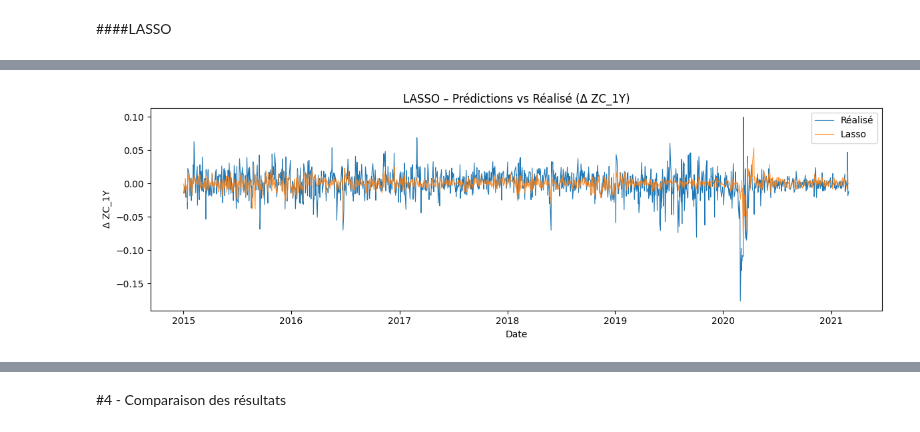
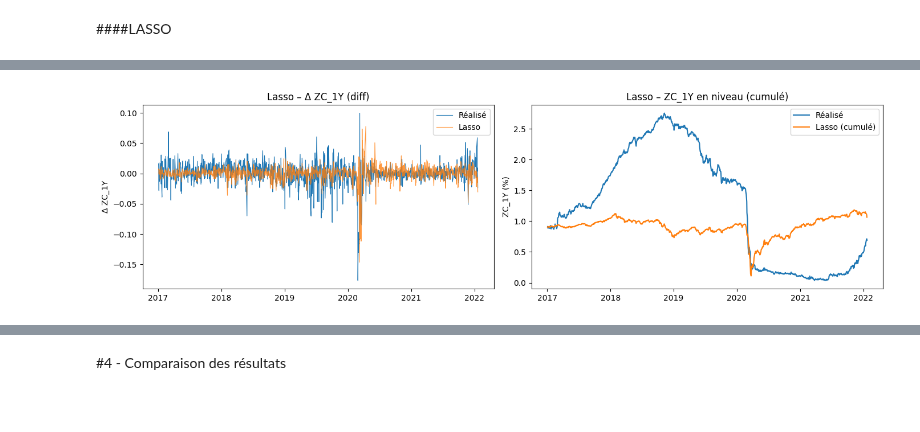
Before and after one commit to JibeyJB/Projet-DATA, a Jupyter notebook: Projet_DATA.ipynb, the cells around one changed output, grey strips where cells are left out. Drawn from its saved outputs; the diff is of its cells as text; code cells hidden in the pictures; blank space fills up the shorter version.

```diff
--- a/Projet_DATA.ipynb
+++ b/Projet_DATA.ipynb
@@ -1057,20 +1054,0 @@ En suivant les conseils de notre professeur M. FORLER, nous passons en variation
-# %%
-# ============================================================
-# ROLLING WINDOW – expanding, début train 2003, début test 2015
-# ============================================================
-
-test_size = 252  # 1 an de test
-
-start_2015 = df_diff.index.get_indexer([pd.Timestamp("2015-01-01")], method="nearest")[0]
-
-folds = []
-i = start_2015
-while i + test_size <= len(df_diff):
-    train_idx = list(range(0, i))
-    test_idx  = list(range(i, i + test_size))
-    folds.append((train_idx, test_idx))
-    i += test_size
-
-print(f"Expanding window : {len(folds)} folds\n")
-for k, (tr, te) in enumerate(folds):
-    print(f"  Fold {k+1}: train [{df_diff.index[tr[0]].date()} → {df_diff.index[tr[-1]].date()}] ({len(tr)} lignes)  |  test [{df_diff.index[te[0]].date()} → {df_diff.index[te[-1]].date()}]")
@@ -1088,77 +1095,55 @@ Notre dataset étant de moins de 100k lignes, nous allons nous pencher en premie
 # %% [markdown]
 ####LASSO
 # %%
-from sklearn.linear_model import LassoCV
-from sklearn.preprocessing import StandardScaler
-from sklearn.model_selection import TimeSeriesSplit
-from sklearn.metrics import mean_squared_error, r2_score
-
-Y_diff = df_diff[["ZC_1Y"]]
-X_diff = df_diff.drop(columns=["ZC_1Y"])
+# LASSO sur les 3 périodes
 
 lasso_results = []
-lasso_preds_all = []
+lasso_preds = {}  # stocke les prédictions par période
 
-for k, (train_idx, test_idx) in enumerate(folds):
-    X_tr = X_diff.iloc[train_idx]
-    X_te = X_diff.iloc[test_idx]
+for name, (train_idx, test_idx) in splits.items():
+    X_tr, X_te = X_diff.iloc[train_idx], X_diff.iloc[test_idx]
     y_tr = Y_diff.iloc[train_idx].values.ravel()
     y_te = Y_diff.iloc[test_idx].values.ravel()
 
-    # Normalisation
     scaler = StandardScaler()
     X_tr_sc = scaler.fit_transform(X_tr)
     X_te_sc = scaler.transform(X_te)
 
-    # LassoCV
-    lasso = LassoCV(alphas=np.logspace(-3, -2, 300),cv=TimeSeriesSplit(n_splits=5),max_iter=10000,random_state=42)
+    lasso = LassoCV(alphas=np.logspace(-3, -2, 300),cv=TimeSeriesSplit(n_splits=5),max_iter=10000, random_state=42)
     lasso.fit(X_tr_sc, y_tr)
     y_pred = lasso.predict(X_te_sc)
 
     rmse = np.sqrt(mean_squared_error(y_te, y_pred))
     r2 = r2_score(y_te, y_pred)
+    lasso_results.append({"Période": name, "RMSE": round(rmse, 6), "R²": round(r2, 4), "Alpha": round(lasso.alpha_, 6)})
 
-    lasso_results.append({
-        "Fold": k + 1,
-        "Train": f"{df_diff.index[train_idx[0]].date()} à {df_diff.index[train_idx[-1]].date()}",
-        "Test": f"{df_diff.index[test_idx[0]].date()} à {df_diff.index[test_idx[-1]].date()}",
-        "RMSE": round(rmse, 6),
-        "R2": round(r2, 4),
-        "Alpha": round(lasso.alpha_, 6)
-    })
-    lasso_preds_all.append(pd.DataFrame({"date": df_diff.index[test_idx],"y_true": y_te,"y_pred": y_pred}))
+    lasso_preds[name] = pd.DataFrame({"date": df_diff.index[test_idx], "y_true": y_te, "y_pred": y_pred})
 
-# Tableau récap
 df_lasso_res = pd.DataFrame(lasso_results)
-print("LASSO – Résultats par fold")
+print("LASSO – Résultats par période")
 print(df_lasso_res.to_string(index=False))
 
-# Concat prédictions
-df_lasso_preds = pd.concat(lasso_preds_all, ignore_index=True)
+# Graphiques : période Totale uniquement (diff + cumulé)
+df_tot = lasso_preds["Totale (2017–2022)"]
 
-# Graphique
-plt.figure(figsize=(12, 4))
-plt.plot(df_lasso_preds["date"], df_lasso_preds["y_true"], label="Réalisé", linewidth=0.8)
-plt.plot(df_lasso_preds["date"], df_lasso_preds["y_pred"], label="Lasso", linewidth=0.8, alpha=0.8)
-plt.title("LASSO – Prédictions vs Réalisé (Δ ZC_1Y)")
-plt.xlabel("Date")
-plt.ylabel("Δ ZC_1Y")
-plt.legend()
+fig, axes = plt.subplots(1, 2, figsize=(14, 4))
+
+axes[0].plot(df_tot["date"], df_tot["y_true"], label="Réalisé", linewidth=0.8)
+axes[0].plot(df_tot["date"], df_tot["y_pred"], label="Lasso", linewidth=0.8, alpha=0.8)
+axes[0].set_title("Lasso – Δ ZC_1Y (diff)")
+axes[0].set_ylabel("Δ ZC_1Y"); axes[0].legend()
+
+# Cumulé (reconstitution en niveau)
+idx_start = splits["Totale (2017–2022)"][1][0] - 1
+last_known = df_model2["ZC_1Y"].iloc[idx_start]
+y_true_niv = last_known + np.cumsum(df_tot["y_true"].values)
+y_pred_niv = last_known + np.cumsum(df_tot["y_pred"].values)
+
+axes[1].plot(df_tot["date"], y_true_niv, label="Réalisé")
+axes[1].plot(df_tot["date"], y_pred_niv, label="Lasso (cumulé)")
+axes[1].set_title("Lasso – ZC_1Y en niveau (cumulé)")
+axes[1].set_ylabel("ZC_1Y (%)"); axes[1].legend()
+
 plt.tight_layout()
 plt.show()
-# Graphique en niveau (prédictions cumulées)
-idx_start = folds[0][1][0] - 1  # dernier point avant le premier test
-last_known = df_model["ZC_1Y"].iloc[idx_start]
-
-y_true_niveau = last_known + np.cumsum(df_lasso_preds["y_true"].values)
-y_pred_niveau = last_known + np.cumsum(df_lasso_preds["y_pred"].values)
-
-plt.figure(figsize=(12, 4))
-plt.plot(df_lasso_preds["date"], y_true_niveau, label="Réalisé")
-plt.plot(df_lasso_preds["date"], y_pred_niveau, label="Lasso (cumulé)")
-plt.title("ZC_1Y en niveau – Lasso (prédictions diff cumulées)")
-plt.ylabel("ZC_1Y (%)")
-plt.legend()
-plt.tight_layout()
-plt.show()
 # %% [output]
@@ -1173 +1155 @@ LASSO – Résultats par fold
-[figure, old version]
+[figure, new version]
```
Also changed, not shown: parts of 17 cells of this notebook.
